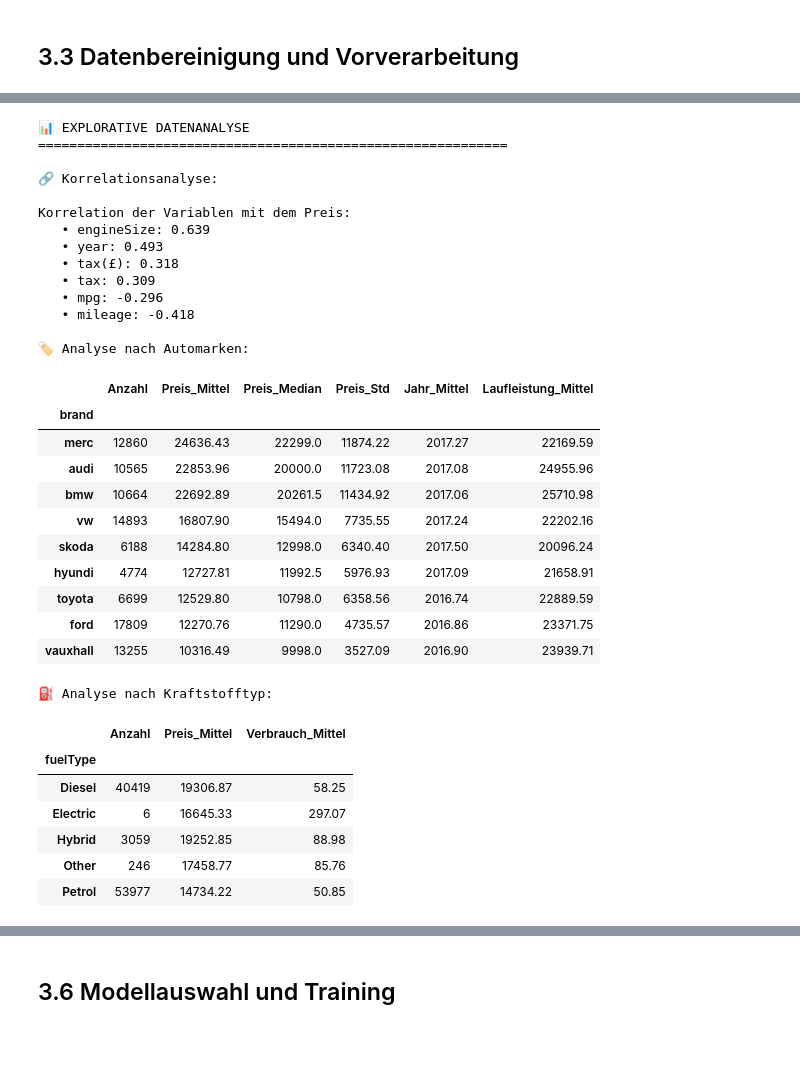
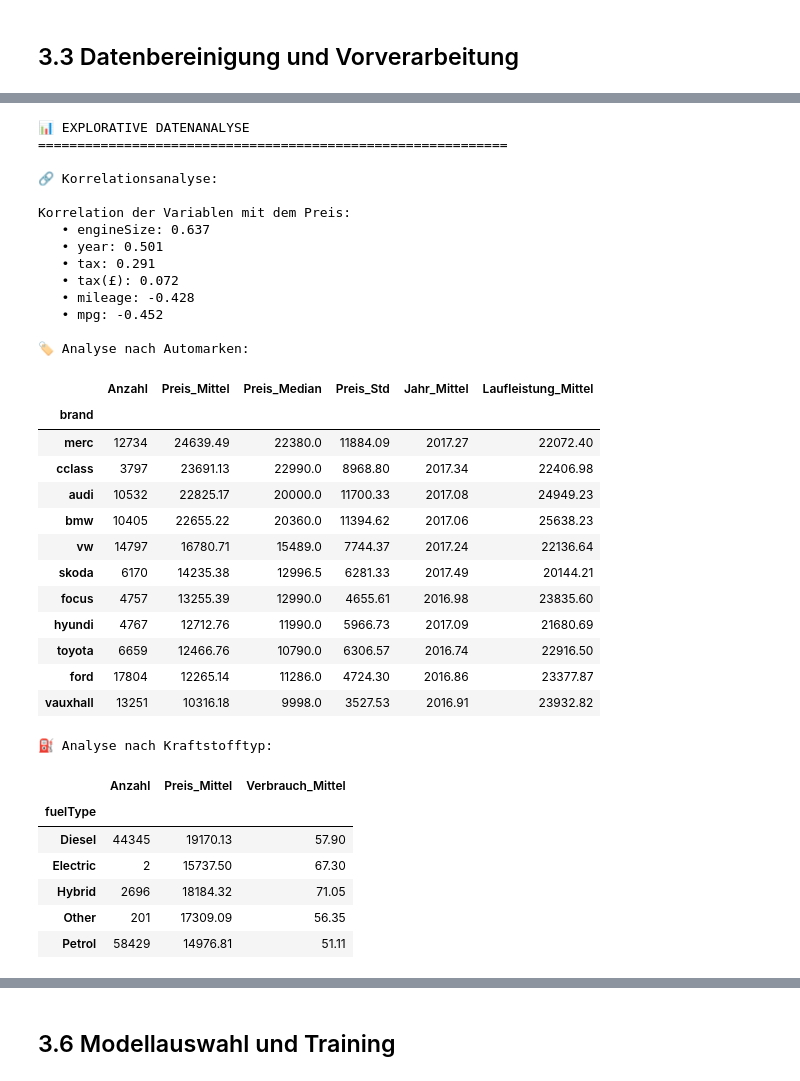
Before and after one commit to Osamaiqji89/Preisvorhersage_von_Gebrauchtwagen, a Jupyter notebook: Preisvorhersage_Gebrauchtwagen.ipynb, the cells around one changed output, grey strips where cells are left out. Drawn from its saved outputs; the diff is of its cells as text; code cells hidden in the pictures; blank space fills up the shorter version.

```diff
--- a/Preisvorhersage_Gebrauchtwagen.ipynb
+++ b/Preisvorhersage_Gebrauchtwagen.ipynb
@@ -639,0 +762,26 @@ dtype: object
+# %%
+# Statistische Zusammenfassung
+print("📈 STATISTISCHE ZUSAMMENFASSUNG")
+print("=" * 40)
+
+# Numerische Spalten analysieren
+numeric_cols = data.select_dtypes(include=[np.number]).columns
+print(f"\n🔢 Numerische Spalten: {list(numeric_cols)}")
+
+display(data.describe())
+
+# Kategorische Spalten analysieren
+categorical_cols = data.select_dtypes(include=['object']).columns
+print(f"\n📝 Kategorische Spalten: {list(categorical_cols)}")
+
+for col in categorical_cols:
+    if col != 'model':  # Modell hat zu viele Kategorien
+        print(f"\n{col.upper()}:")
+        print(data[col].value_counts().head(10))
+
+# Preisstatistiken
+print(f"\n💰 PREISSTATISTIKEN:")
+print(f"Durchschnittspreis: £{data['price'].mean():,.2f}")
+print(f"Medianpreis: £{data['price'].median():,.2f}")
+print(f"Min/Max Preis: £{data['price'].min():,.2f} / £{data['price'].max():,.2f}")
+print(f"Standardabweichung: £{data['price'].std():,.2f}")
@@ -876,8 +1237,8 @@ print("="*60)
 # 1. Preisverteilung analysieren
 # 2. Korrelationsanalyse
 print("\n🔗 Korrelationsanalyse:")
-numeric_columns = df.select_dtypes(include=[np.number]).columns
-correlation_matrix = df[numeric_columns].corr()
+numeric_columns = cleaned_data.select_dtypes(include=[np.number]).columns
+correlation_matrix = cleaned_data[numeric_columns].corr()
 
 # Korrelation mit dem Preis
 price_correlations = correlation_matrix['price'].sort_values(ascending=False)
@@ -888,59 +1249,61 @@ for var, corr in price_correlations.items():
 
 # 3. Markenstatistiken
 print(f"\n🏷️ Analyse nach Automarken:")
-brand_stats = df.groupby('brand').agg({
+brand_stats = cleaned_data.groupby('brand').agg({
     'price': ['count', 'mean', 'median', 'std'],
     'year': 'mean',
     'mileage': 'mean'
 }).round(2)
 
 brand_stats.columns = ['Anzahl', 'Preis_Mittel', 'Preis_Median', 'Preis_Std', 'Jahr_Mittel', 'Laufleistung_Mittel']
 brand_stats = brand_stats.sort_values('Preis_Mittel', ascending=False)
 display(brand_stats)
 
 # 4. Kraftstofftyp-Analyse
-if 'fuelType' in df.columns:
+if 'fuelType' in cleaned_data.columns:
     print(f"\n⛽ Analyse nach Kraftstofftyp:")
-    fuel_stats = df.groupby('fuelType').agg({
+    fuel_stats = cleaned_data.groupby('fuelType').agg({
         'price': ['count', 'mean'],
         'mpg': 'mean'
     }).round(2)
     fuel_stats.columns = ['Anzahl', 'Preis_Mittel', 'Verbrauch_Mittel']
     display(fuel_stats)
 # %% [output]
 📊 EXPLORATIVE DATENANALYSE
 ============================================================
 
 🔗 Korrelationsanalyse:
 
 Korrelation der Variablen mit dem Preis:
-   • engineSize: 0.639
-   • year: 0.493
-   • tax(£): 0.318
-   • tax: 0.309
-   • mpg: -0.296
-   • mileage: -0.418
+   • engineSize: 0.637
+   • year: 0.501
+   • tax: 0.291
+   • tax(£): 0.072
+   • mileage: -0.428
+   • mpg: -0.452
 
 🏷️ Analyse nach Automarken:
 |  | Anzahl | Preis_Mittel | Preis_Median | Preis_Std | Jahr_Mittel | Laufleistung_Mittel |
 | brand |  |  |  |  |  |  |
-| merc | 12860 | 24636.43 | 22299.0 | 11874.22 | 2017.27 | 22169.59 |
-| audi | 10565 | 22853.96 | 20000.0 | 11723.08 | 2017.08 | 24955.96 |
-| bmw | 10664 | 22692.89 | 20261.5 | 11434.92 | 2017.06 | 25710.98 |
-| vw | 14893 | 16807.90 | 15494.0 | 7735.55 | 2017.24 | 22202.16 |
-| skoda | 6188 | 14284.80 | 12998.0 | 6340.40 | 2017.50 | 20096.24 |
-| hyundi | 4774 | 12727.81 | 11992.5 | 5976.93 | 2017.09 | 21658.91 |
-| toyota | 6699 | 12529.80 | 10798.0 | 6358.56 | 2016.74 | 22889.59 |
-| ford | 17809 | 12270.76 | 11290.0 | 4735.57 | 2016.86 | 23371.75 |
-| vauxhall | 13255 | 10316.49 | 9998.0 | 3527.09 | 2016.90 | 23939.71 |
+| merc | 12734 | 24639.49 | 22380.0 | 11884.09 | 2017.27 | 22072.40 |
+| cclass | 3797 | 23691.13 | 22990.0 | 8968.80 | 2017.34 | 22406.98 |
+| audi | 10532 | 22825.17 | 20000.0 | 11700.33 | 2017.08 | 24949.23 |
+| bmw | 10405 | 22655.22 | 20360.0 | 11394.62 | 2017.06 | 25638.23 |
+| vw | 14797 | 16780.71 | 15489.0 | 7744.37 | 2017.24 | 22136.64 |
+| skoda | 6170 | 14235.38 | 12996.5 | 6281.33 | 2017.49 | 20144.21 |
+| focus | 4757 | 13255.39 | 12990.0 | 4655.61 | 2016.98 | 23835.60 |
+| hyundi | 4767 | 12712.76 | 11990.0 | 5966.73 | 2017.09 | 21680.69 |
+| toyota | 6659 | 12466.76 | 10790.0 | 6306.57 | 2016.74 | 22916.50 |
+| ford | 17804 | 12265.14 | 11286.0 | 4724.30 | 2016.86 | 23377.87 |
+| vauxhall | 13251 | 10316.18 | 9998.0 | 3527.53 | 2016.91 | 23932.82 |
 ⛽ Analyse nach Kraftstofftyp:
 |  | Anzahl | Preis_Mittel | Verbrauch_Mittel |
 | fuelType |  |  |  |
-| Diesel | 40419 | 19306.87 | 58.25 |
-| Electric | 6 | 16645.33 | 297.07 |
-| Hybrid | 3059 | 19252.85 | 88.98 |
-| Other | 246 | 17458.77 | 85.76 |
-| Petrol | 53977 | 14734.22 | 50.85 |
+| Diesel | 44345 | 19170.13 | 57.90 |
+| Electric | 2 | 15737.50 | 67.30 |
+| Hybrid | 2696 | 18184.32 | 71.05 |
+| Other | 201 | 17309.09 | 56.35 |
+| Petrol | 58429 | 14976.81 | 51.11 |
 # %% [markdown]
 ### Visualisierungen in der explorativen Datenanalyse
 
```
Also changed, not shown: parts of 67 cells of this notebook.
